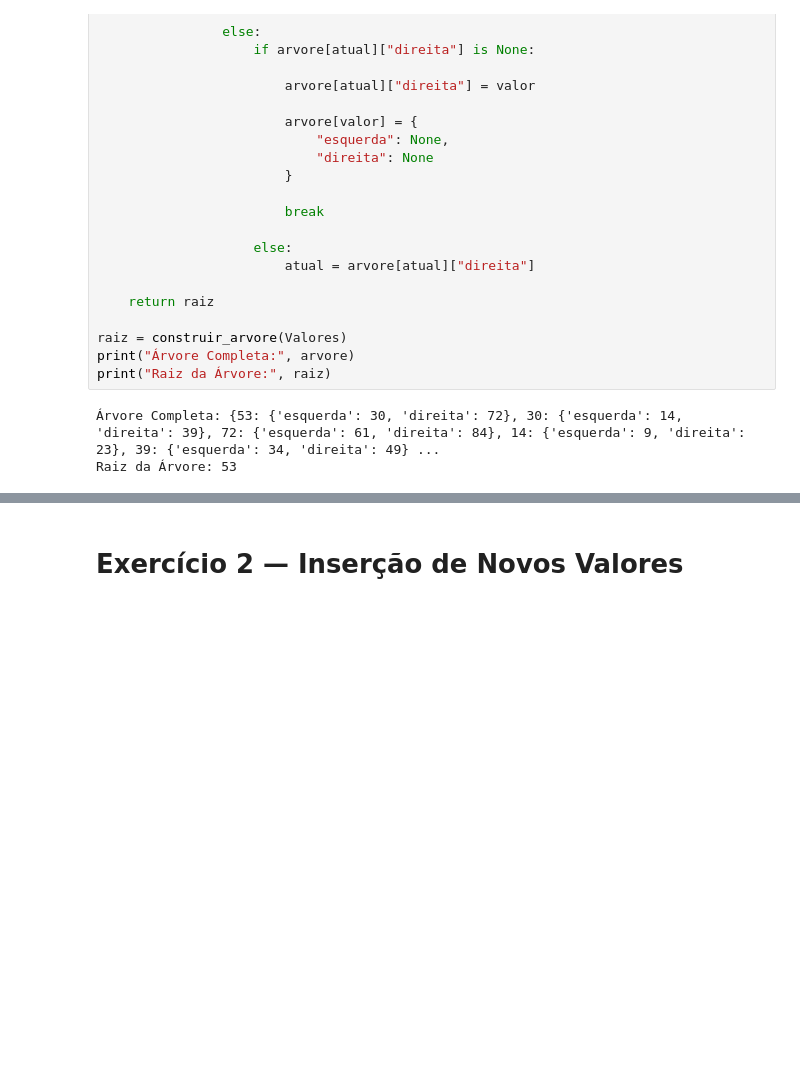
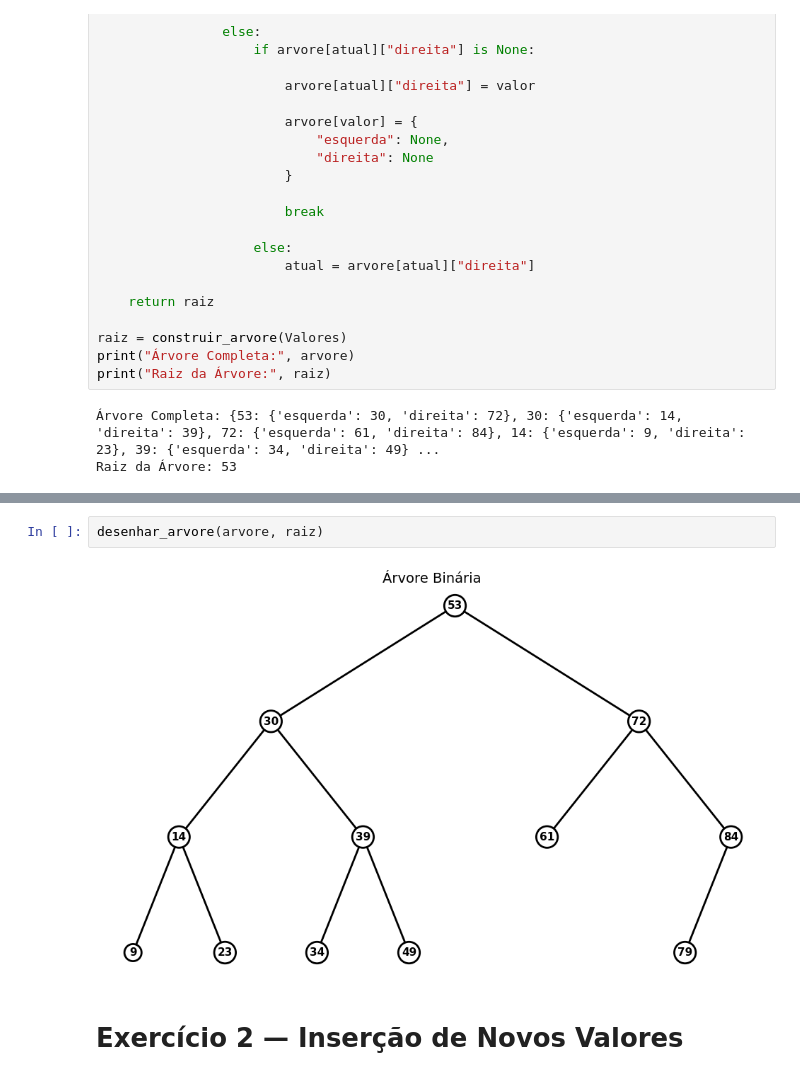
Before and after one commit to moh4b-z/uniSENAI, a Jupyter notebook: Semestre_1/Estrutura_de_dados/listas_de_exercicios_avore.ipynb, the cells around one changed output, grey strips where cells are left out. Drawn from its saved outputs; the diff is of its cells as text; blank space fills up the shorter version.

```diff
--- a/Semestre_1/Estrutura_de_dados/listas_de_exercicios_avore.ipynb
+++ b/Semestre_1/Estrutura_de_dados/listas_de_exercicios_avore.ipynb
@@ -64,2 +185,6 @@ Raiz da Árvore: 53
+# %%
+desenhar_arvore(arvore, raiz)
+# %% [output]
+[figure, added]
 # %% [markdown]
 # Exercício 2 — Inserção de Novos Valores
```
Also changed, not shown: parts of 36 cells of this notebook, 1 other file.
